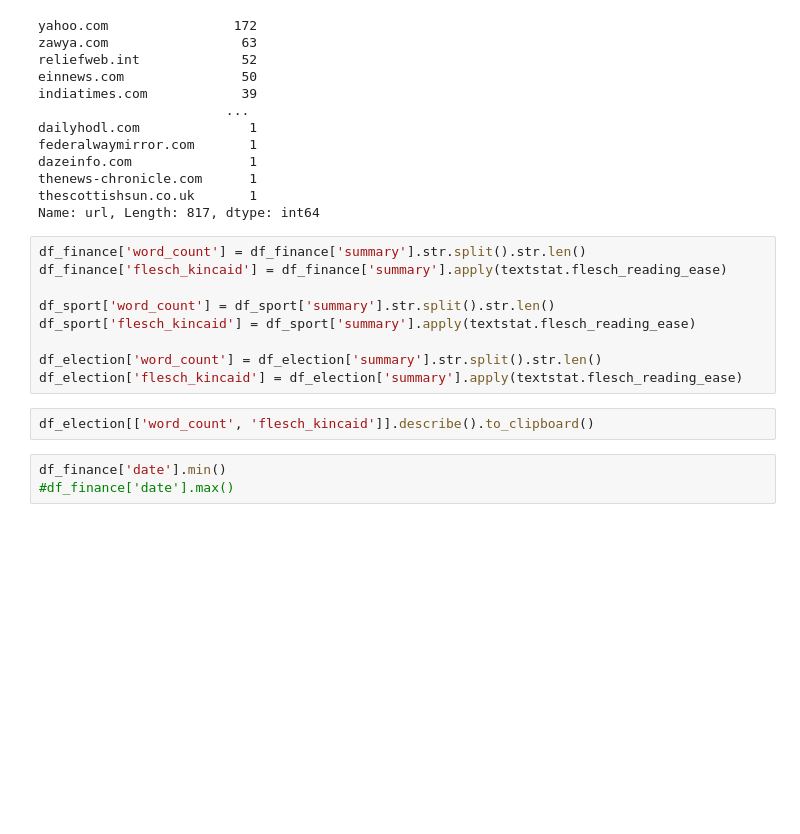
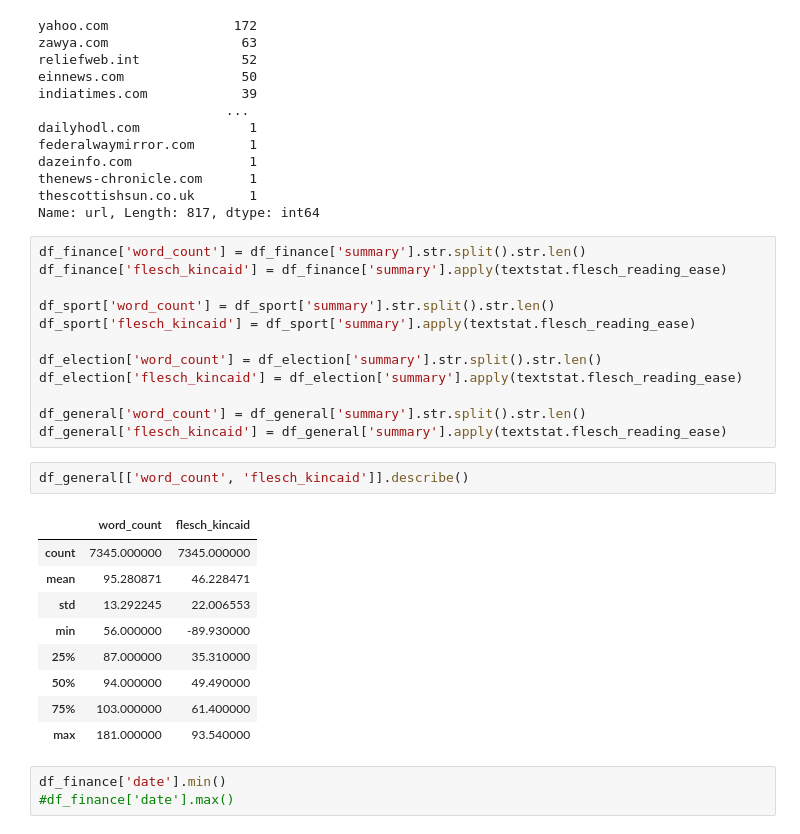
Before and after one commit to StenRSM/BAM-thesis, a Jupyter notebook: news_data_statistics.ipynb, the cells around one changed output. Drawn from its saved outputs; the diff is of its cells as text; blank space fills up the shorter version.

Commit message:
Added general news statistics

```diff
--- a/news_data_statistics.ipynb
+++ b/news_data_statistics.ipynb
@@ -86,8 +86,21 @@ df_sport['flesch_kincaid'] = df_sport['summary'].apply(textstat.flesch_reading_e
 
 df_election['word_count'] = df_election['summary'].str.split().str.len()
 df_election['flesch_kincaid'] = df_election['summary'].apply(textstat.flesch_reading_ease)
+
+df_general['word_count'] = df_general['summary'].str.split().str.len()
+df_general['flesch_kincaid'] = df_general['summary'].apply(textstat.flesch_reading_ease)
 # %%
-df_election[['word_count', 'flesch_kincaid']].describe().to_clipboard()
+df_general[['word_count', 'flesch_kincaid']].describe()
+# %% [output]
+|  | word_count | flesch_kincaid |
+| count | 7345.000000 | 7345.000000 |
+| mean | 95.280871 | 46.228471 |
+| std | 13.292245 | 22.006553 |
+| min | 56.000000 | -89.930000 |
+| 25% | 87.000000 | 35.310000 |
+| 50% | 94.000000 | 49.490000 |
+| 75% | 103.000000 | 61.400000 |
+| max | 181.000000 | 93.540000 |
 # %%
 df_finance['date'].min()
 #df_finance['date'].max()
```
